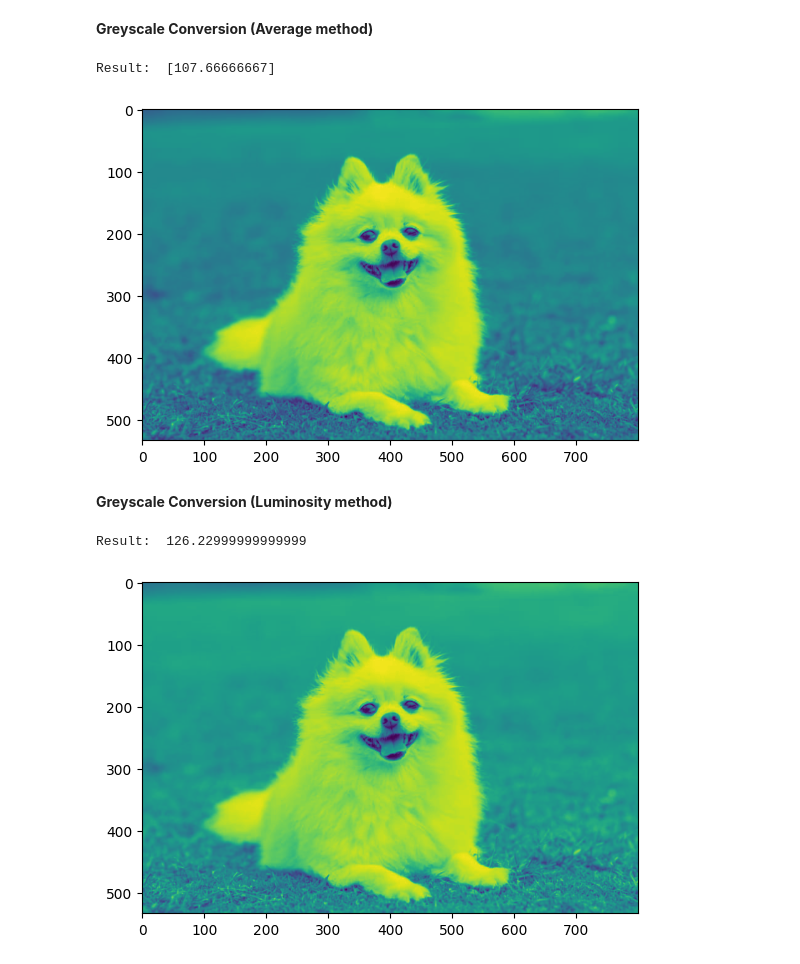
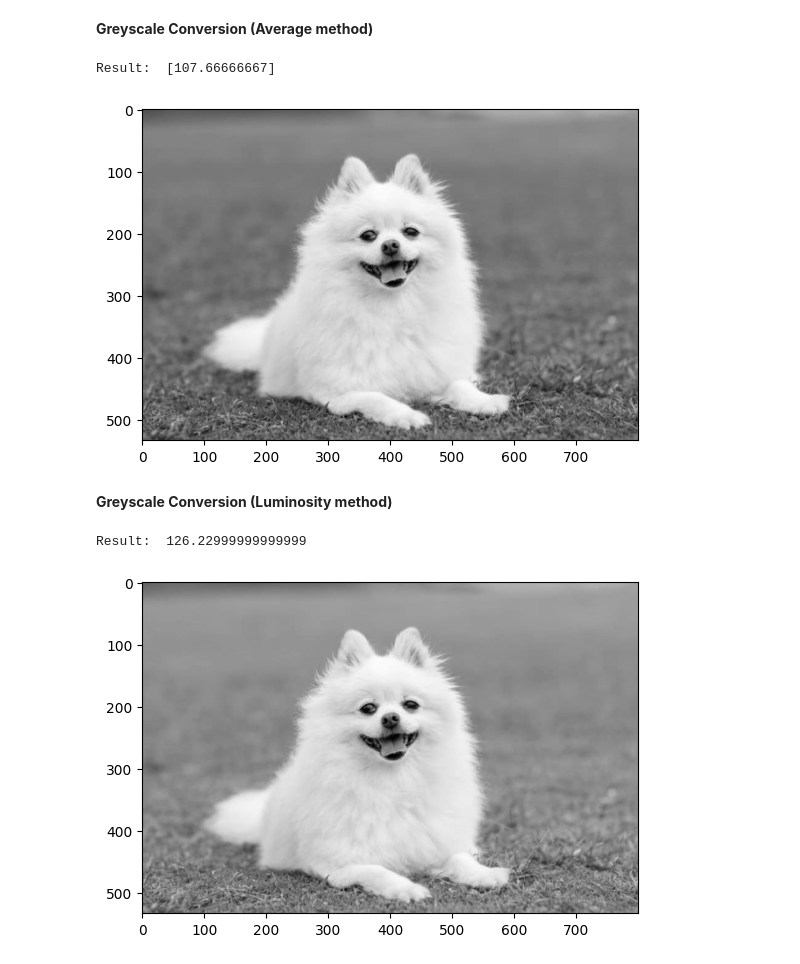
Before and after one commit to TungTSon/AIO_HW_Module2, a Jupyter notebook: Week1/Wk1_Ex2_ImageConversion.ipynb, the cells around one changed output. Cells and saved outputs as stored; diff of their text form; code cells hidden in the pictures.

Commit message:
Ex2 - modified image display from color to grayscale

```diff
--- a/Week1/Wk1_Ex2_ImageConversion.ipynb
+++ b/Week1/Wk1_Ex2_ImageConversion.ipynb
@@ -5,7 +5,7 @@
 import matplotlib.image as mpimg
 import matplotlib.pyplot as plt # Import the pyplot module
 
-img = mpimg.imread("./dog.jpeg")
+img = mpimg.imread("/content/dog.jpeg")
 plt.imshow(img) # Use plt.imshow to display the image
 plt.show() # Display the plot
 # %% [output]
@@ -29,11 +29,11 @@ Result:  [102.5]
 # %%
 gray_img_02 = np.mean(img, axis=-1, keepdims=1)
 print("Result: ", gray_img_02[0, 0])
-plt.imshow(gray_img_02)
+plt.imshow(gray_img_02, cmap='gray')
 plt.show()
 # %% [output]
 Result:  [107.66666667]
-[figure, old version]
+[figure, new version]
 # %% [markdown]
 **Greyscale Conversion (Luminosity method)**
 # %%
@@ -42,8 +42,8 @@ red_channel, green_channel, blue_channel = img[:, :, 0], img[:, :, 1], img[:, :,
 # %%
 gray_img_03 = 0.21 * red_channel + 0.72 * green_channel + 0.07 * blue_channel
 print("Result: ", gray_img_03[0, 0])
-plt.imshow(gray_img_03)
+plt.imshow(gray_img_03, cmap='gray')
 plt.show()
 # %% [output]
 Result:  126.22999999999999
-[figure, old version]
+[figure, new version]
```
Also changed, not shown: parts of 2 cells of this notebook.
